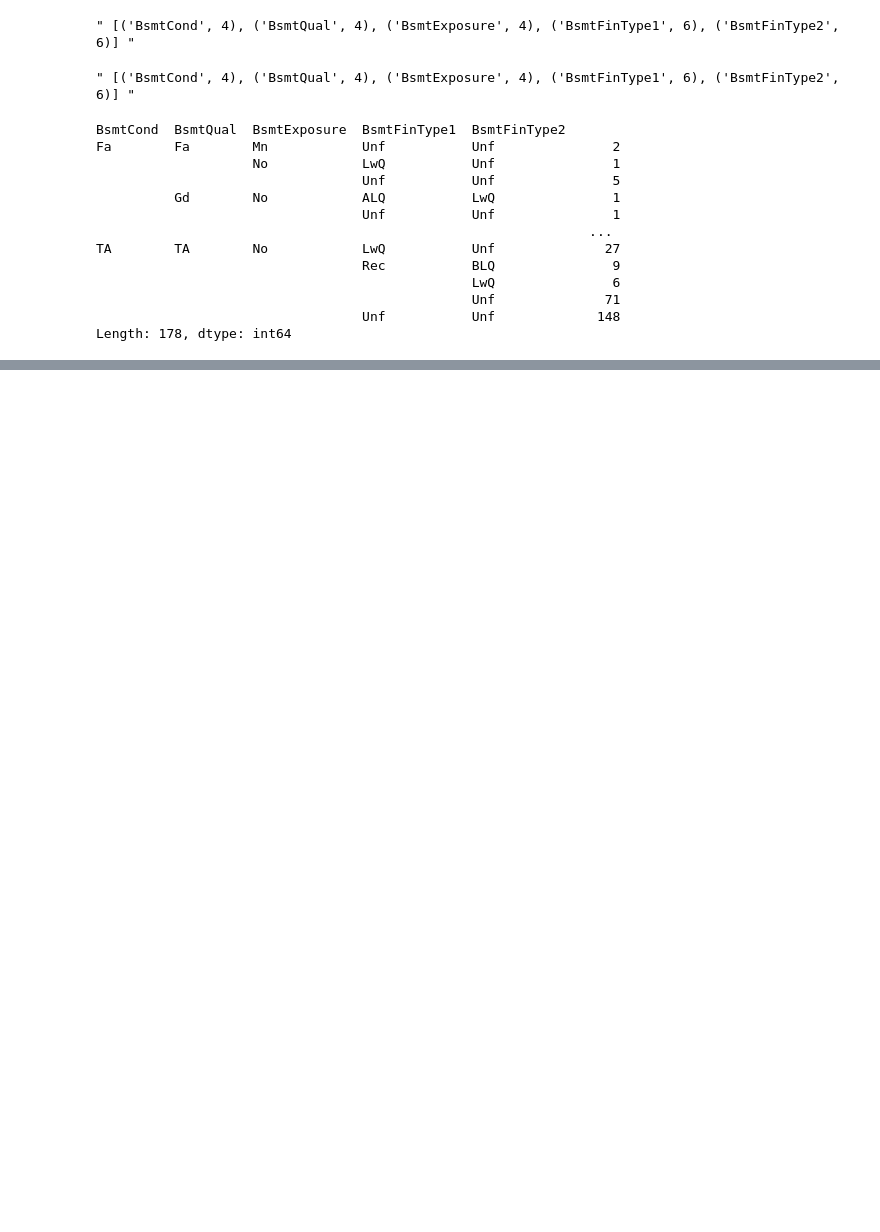
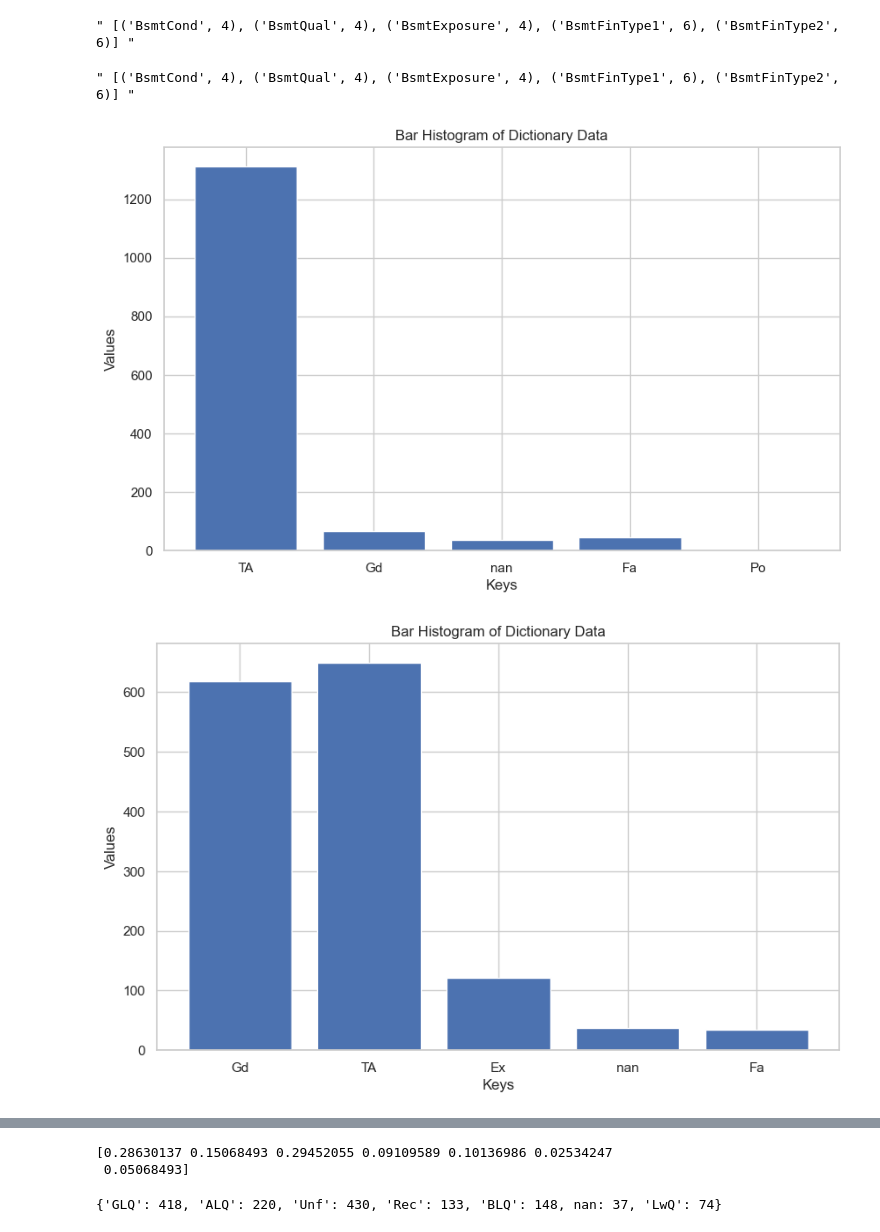
Before and after one commit to Losif01/House-Price-Prediction, a Jupyter notebook: master.ipynb, the cells around one changed output, grey strips where cells are left out. Cells and saved outputs as stored; diff of their text form; code cells hidden in the pictures; blank space fills up the shorter version.

```diff
--- a/master.ipynb
+++ b/master.ipynb
@@ -471,19 +471,43 @@ getUniqueVaules(df_test[["BsmtCond", "BsmtQual", "BsmtExposure", "BsmtFinType1",
 " [('BsmtCond', 4), ('BsmtQual', 4), ('BsmtExposure', 4), ('BsmtFinType1', 6), ('BsmtFinType2', 6)] "
 # %%
 df_train[["BsmtCond", "BsmtQual", "BsmtExposure", "BsmtFinType1", "BsmtFinType2"]]
-Bsmt_count = df_train.groupby(["BsmtCond", "BsmtQual", "BsmtExposure", "BsmtFinType1", "BsmtFinType2"]).size()
-print(Bsmt_count)
+# Bsmt_count = df_train.groupby(["BsmtCond", "BsmtQual", "BsmtExposure", "BsmtFinType1", "BsmtFinType2"]).size()
+
+# Bsmtcond=(Bsmt_count)
+
+from collections import Counter
+
+Bsmtcond=(dict(Counter(df_train["BsmtCond"])))
+Bsmtqual=(dict(Counter(df_train["BsmtQual"])))
+Bsmtxp=(dict(Counter(df_train["BsmtExposure"])))
+Bsmtt1=(dict(Counter(df_train["BsmtFinType1"])))
+Bsmtt2=(dict(Counter(df_train["BsmtFinType2"])))
-# %% [output]
-BsmtCond  BsmtQual  BsmtExposure  BsmtFinType1  BsmtFinType2
-Fa        Fa        Mn            Unf           Unf               2
-                    No            LwQ           Unf               1
-                                  Unf           Unf               5
-          Gd        No            ALQ           LwQ               1
-                                  Unf           Unf               1
-                                                               ...
-TA        TA        No            LwQ           Unf              27
-                                  Rec           BLQ               9
-                                                LwQ               6
-                                                Unf              71
-                                  Unf           Unf             148
-Length: 178, dtype: int64
+# %%
+import matplotlib.pyplot as plt
+import numpy as np
+
+def plotBsmt(data):
+    # Separate the dictionary keys and values
+    keys = list(data.keys())
+    values = list(data.values())
+
+# Plot the bar histogram
+    plt.figure(figsize=(10, 6))
+    plt.bar(range(len(data)), values, tick_label=keys)
+
+# Add title and labels
+    plt.title('Bar Histogram of Dictionary Data')
+    plt.xlabel('Keys')
+    plt.ylabel('Values')
+
+    # Display the plot
+    plt.show()
+# %%
+plotBsmt(Bsmtcond) # fill with TA
+plotBsmt(Bsmtqual) # fill randomly with Gd and TA
+plotBsmt(Bsmtxp)   # fill with No
+plotBsmt(Bsmtt1)   # fill randomly with controlled probabilities
+plotBsmt(Bsmtt2)   # fill with Unf
+# %% [output]
+[figure, added]
+[figure, added]
@@ -490,2 +517,15 @@ Length: 178, dtype: int64
 # %%
 from sklearn.preprocessing import OneHotEncoder , LabelEncoder
+# %%
+Bsmtt1_list = [i for i in Bsmtt1.values()]
+Bsmtt1_list
+Bsmtt1_list = np.array(Bsmtt1_list)
+Bsmtt1_probability_vector = Bsmtt1_list / sum(Bsmtt1_list)
+print(Bsmtt1_probability_vector)
+# %% [output]
+[0.28630137 0.15068493 0.29452055 0.09109589 0.10136986 0.02534247
+ 0.05068493]
+# %%
+print(Bsmtt1)
+# %% [output]
+{'GLQ': 418, 'ALQ': 220, 'Unf': 430, 'Rec': 133, 'BLQ': 148, nan: 37, 'LwQ': 74}
```
Also changed, not shown: parts of 19 cells of this notebook.
